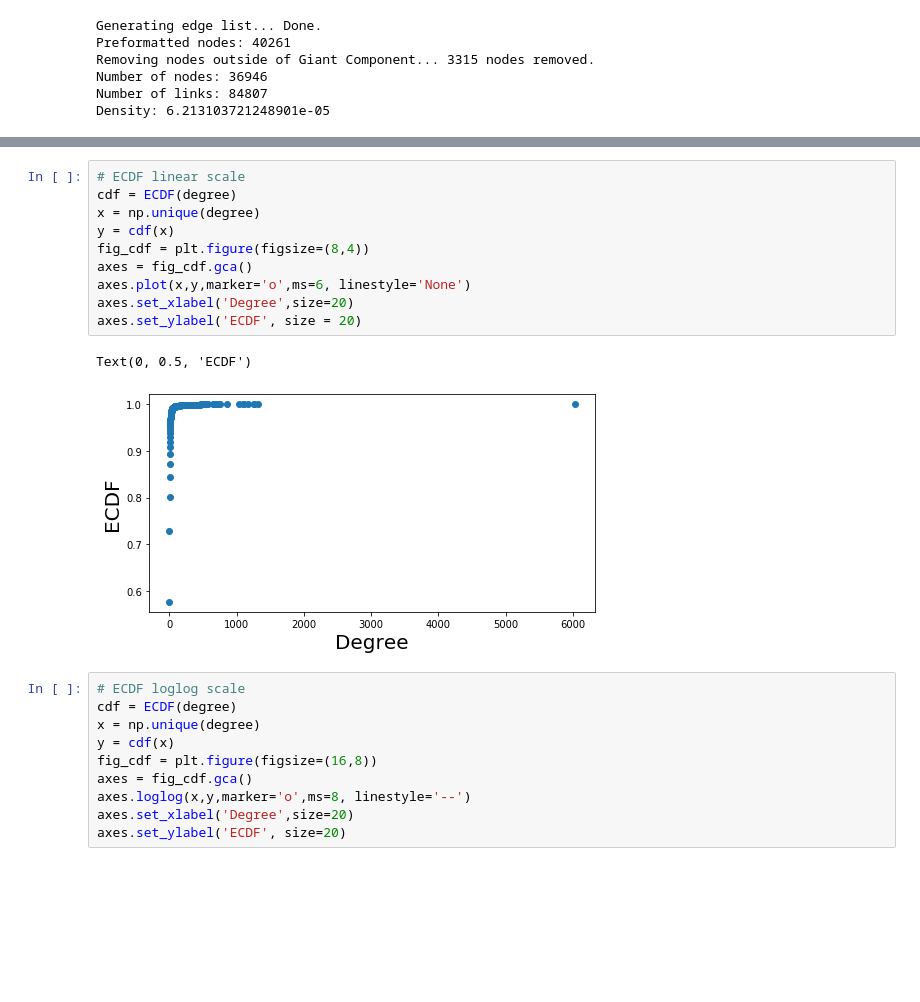
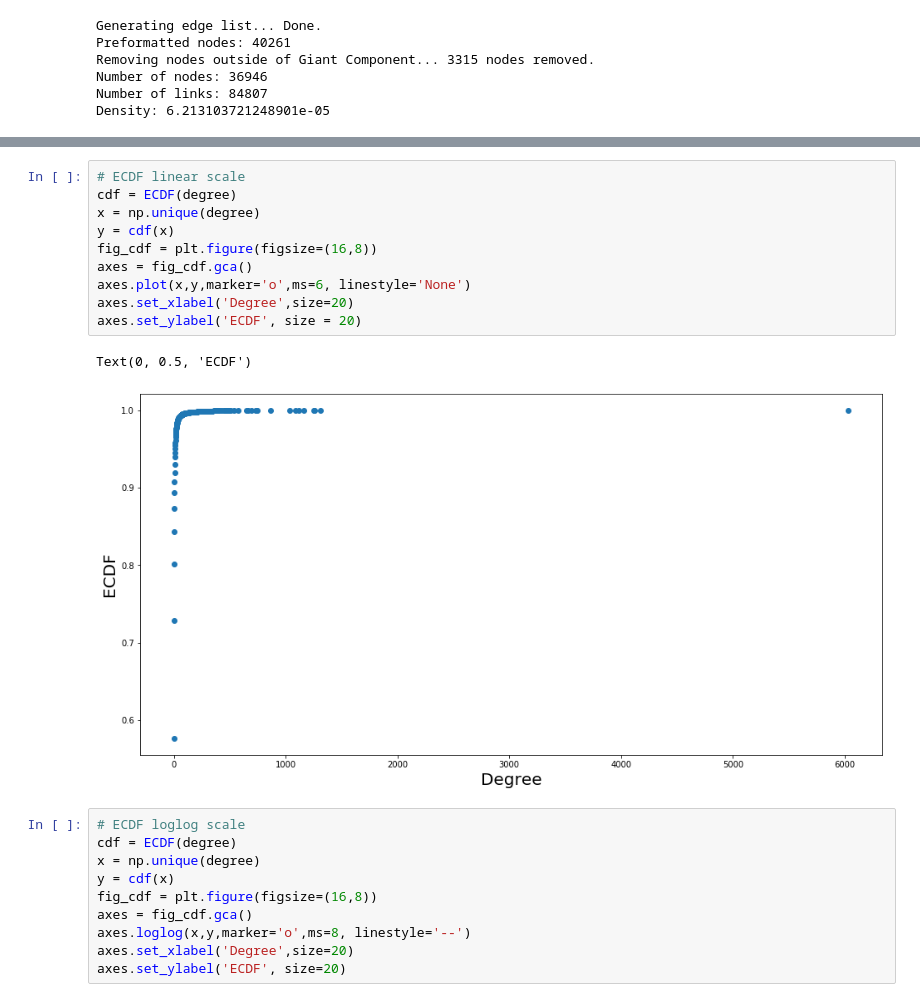
Before and after one commit to freshgiammi/SMM_Unimi2020_COVID-19_Twitter_Analysis, a Jupyter notebook: Twitter_data_analysis.ipynb, the cells around one changed output, grey strips where cells are left out. Cells and saved outputs as stored; diff of their text form; blank space fills up the shorter version.

```diff
--- a/Twitter_data_analysis.ipynb
+++ b/Twitter_data_analysis.ipynb
@@ -112,16 +163,16 @@ Max: 198
 # %%
 # ECDF linear scale
 cdf = ECDF(degree)
 x = np.unique(degree)
 y = cdf(x)
-fig_cdf = plt.figure(figsize=(8,4))
+fig_cdf = plt.figure(figsize=(16,8))
 axes = fig_cdf.gca()
 axes.plot(x,y,marker='o',ms=6, linestyle='None')
 axes.set_xlabel('Degree',size=20)
 axes.set_ylabel('ECDF', size = 20)
 # %% [output]
 Text(0, 0.5, 'ECDF')
-[figure, old version]
+[figure, new version]
 # %%
 # ECDF loglog scale
 cdf = ECDF(degree)
```
Also changed, not shown: parts of 19 cells of this notebook, 3 other files.
